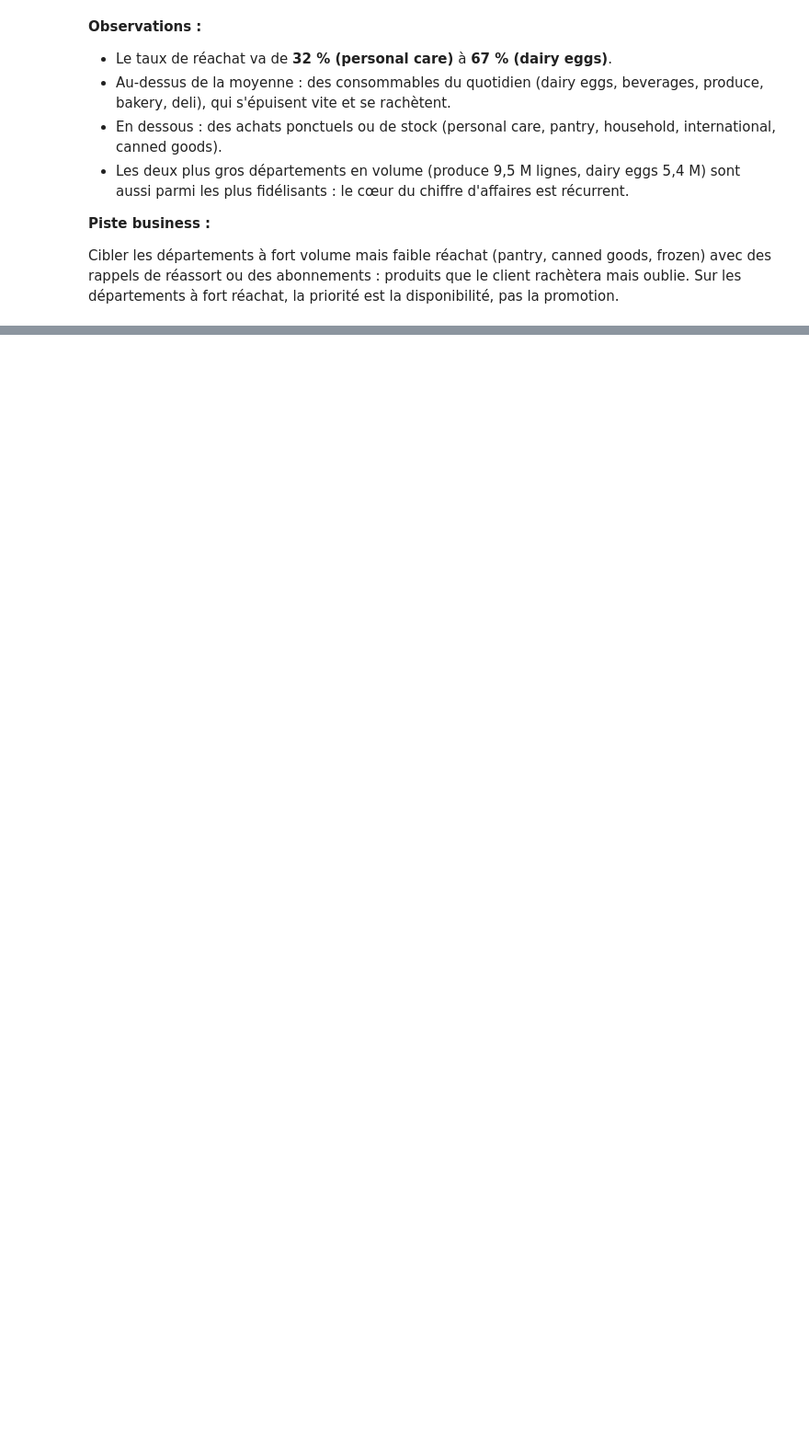
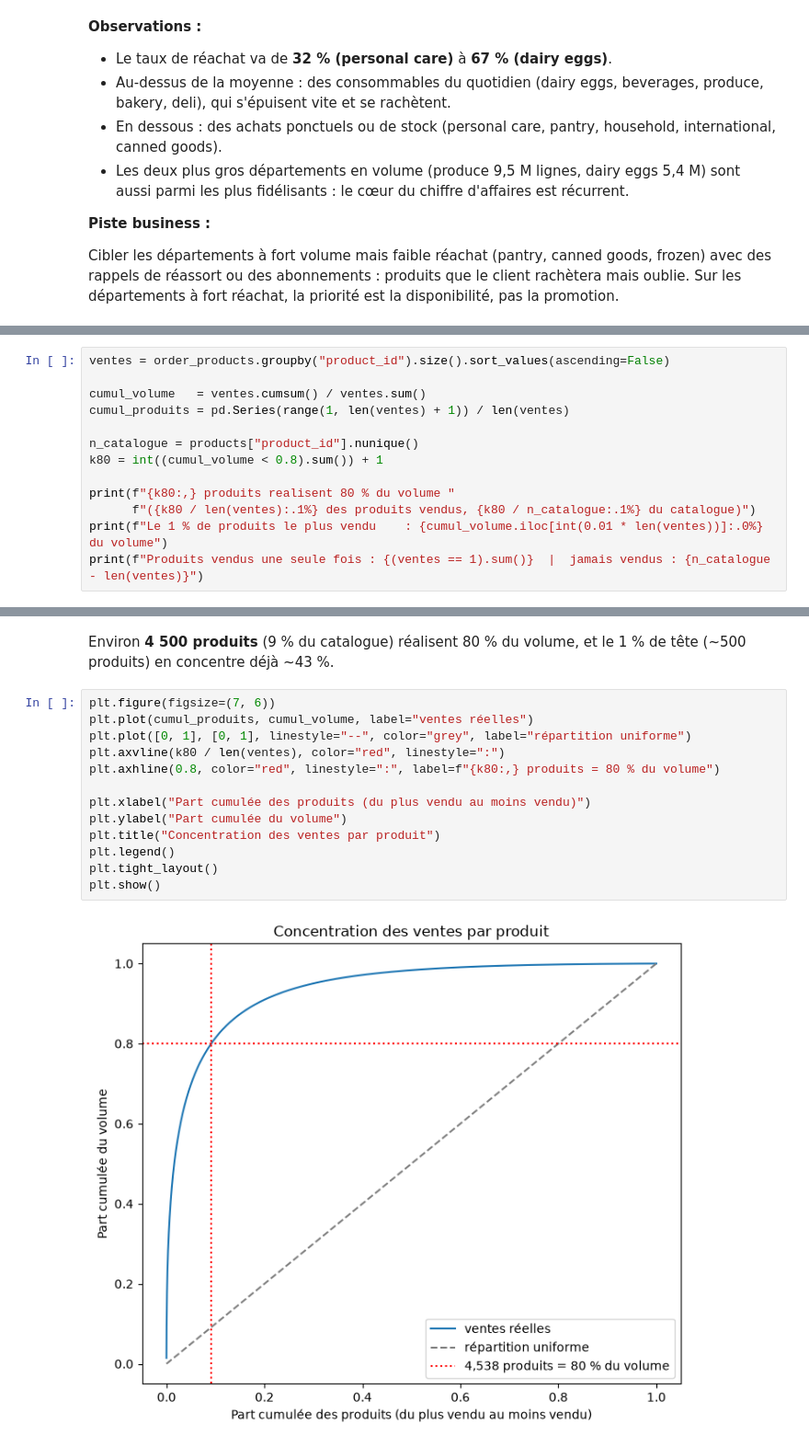
Before and after one commit to tranarivelo/joja-data-analysis, a Jupyter notebook: joja_analysis.ipynb, the cells around one changed output, grey strips where cells are left out. Shown at 92% size. Cells and saved outputs as stored; diff of their text form; blank space fills up the shorter version.

Commit message:
Add: analyse des concentrations de ventes, cad pourcentage des produits les plus vendus vs moins vendus

```diff
--- a/joja_analysis.ipynb
+++ b/joja_analysis.ipynb
@@ -674,0 +686,13 @@ disponibilité, pas la promotion.
+# %%
+ventes = order_products.groupby("product_id").size().sort_values(ascending=False)
+
+cumul_volume   = ventes.cumsum() / ventes.sum()
+cumul_produits = pd.Series(range(1, len(ventes) + 1)) / len(ventes)
+
+n_catalogue = products["product_id"].nunique()
+k80 = int((cumul_volume < 0.8).sum()) + 1
+
+print(f"{k80:,} produits realisent 80 % du volume "
+      f"({k80 / len(ventes):.1%} des produits vendus, {k80 / n_catalogue:.1%} du catalogue)")
+print(f"Le 1 % de produits le plus vendu    : {cumul_volume.iloc[int(0.01 * len(ventes))]:.0%} du volume")
+print(f"Produits vendus une seule fois : {(ventes == 1).sum()}  |  jamais vendus : {n_catalogue - len(ventes)}")
@@ -674,0 +703,18 @@ disponibilité, pas la promotion.
+# %% [markdown]
+Environ **4 500 produits** (9 % du catalogue) réalisent 80 % du volume, et le 1 % de
+tête (~500 produits) en concentre déjà ~43 %.
+# %%
+plt.figure(figsize=(7, 6))
+plt.plot(cumul_produits, cumul_volume, label="ventes réelles")
+plt.plot([0, 1], [0, 1], linestyle="--", color="grey", label="répartition uniforme")
+plt.axvline(k80 / len(ventes), color="red", linestyle=":")
+plt.axhline(0.8, color="red", linestyle=":", label=f"{k80:,} produits = 80 % du volume")
+
+plt.xlabel("Part cumulée des produits (du plus vendu au moins vendu)")
+plt.ylabel("Part cumulée du volume")
+plt.title("Concentration des ventes par produit")
+plt.legend()
+plt.tight_layout()
+plt.show()
+# %% [output]
+[figure, added]
```
Also changed, not shown: parts of 3 cells of this notebook.
